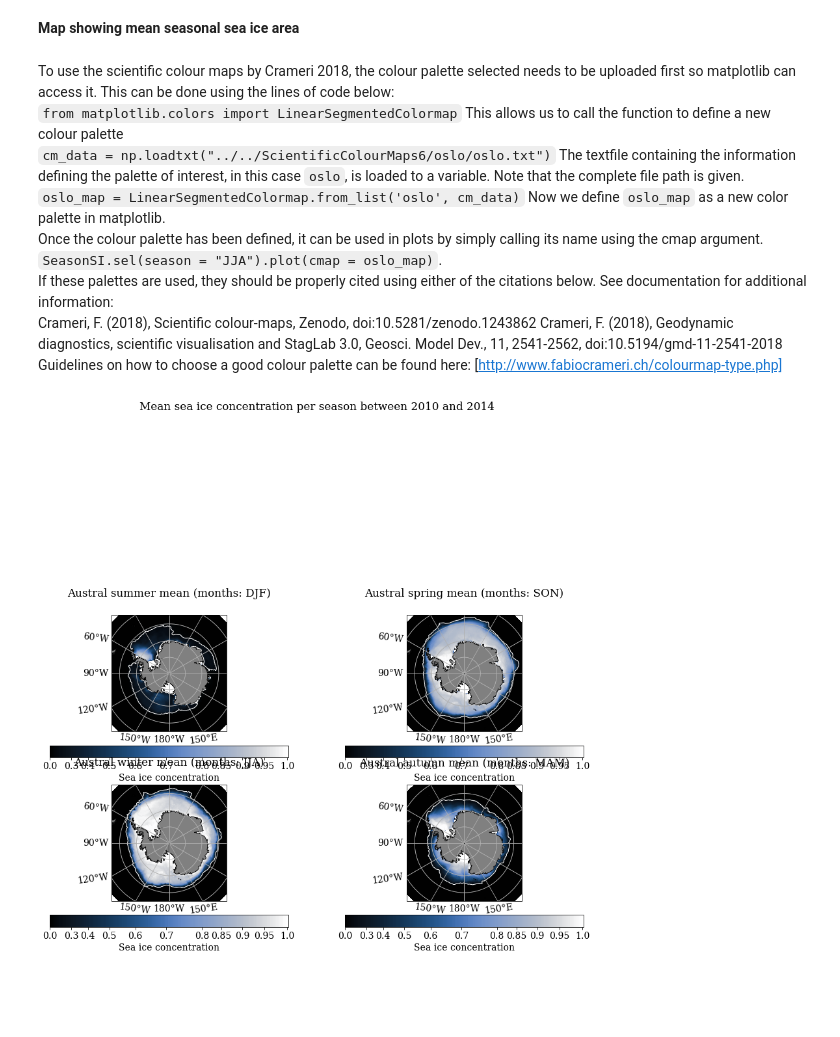
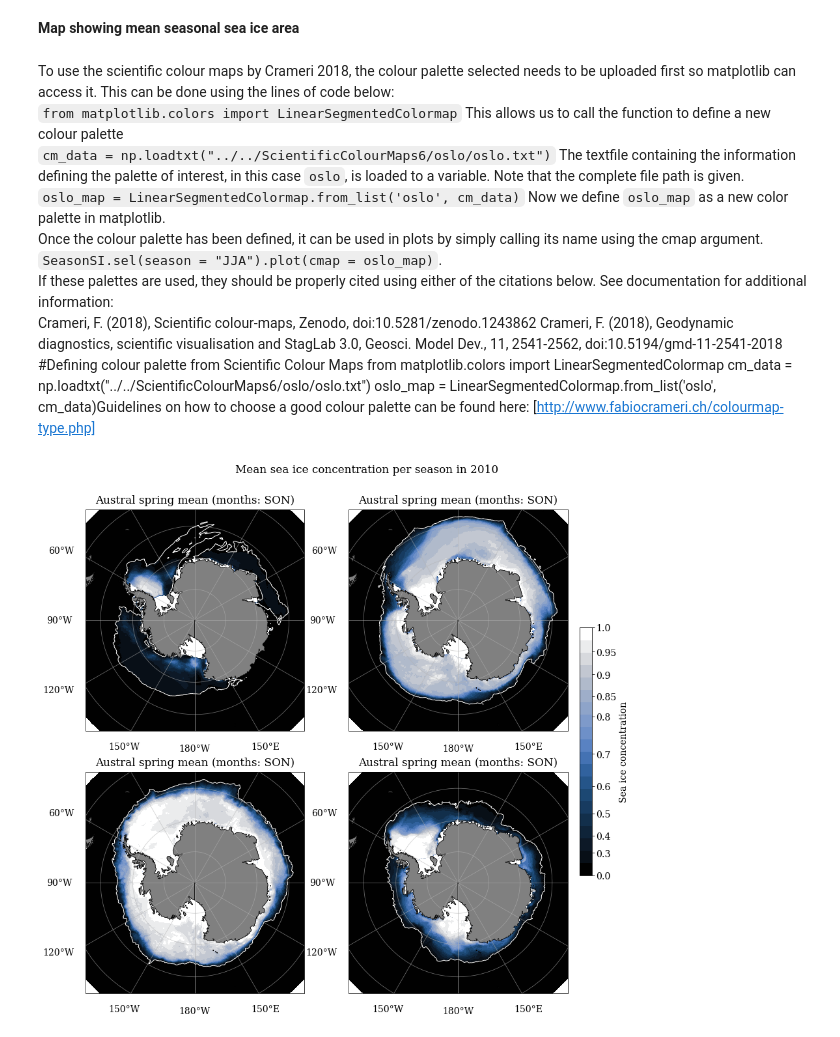
Before and after one commit to lidefi87/ACCESS_scripts_DFA, a Jupyter notebook: Scripts/SeaIcePlots.ipynb, the cells around one changed output. Drawn from its saved outputs; the diff is of its cells as text; code cells hidden in the pictures; blank space fills up the shorter version.

Commit message:
SeaIcePlots update
Sea ice concentration plots now working as intended. Produces plots as envisioned.

```diff
--- a/Scripts/SeaIcePlots.ipynb
+++ b/Scripts/SeaIcePlots.ipynb
@@ -80,7 +80,7 @@ Optional variables, activate if needed. Note that because times need correction,
 #Date from when data should be extracted - Can be given as full date (e.g., 2010-01-01), just year and month, or just year
 stime = '2010-02'
 #End date from data extraction
-etime = '2015-01'
+etime = '2011-01'
 # %% [markdown]
 Loading data using `cc.querying.getvar()`. Initially inspecting monthly variables as it is not possible to load more than 5 years of daily data. Daily data will be extracted for period of times when large changes in the variable being inspected are identified.
 # %%
@@ -327,7 +330,10 @@ If these palettes are used, they should be properly cited using either of the ci
 Crameri, F. (2018), Scientific colour-maps, Zenodo, doi:10.5281/zenodo.1243862
 Crameri, F. (2018), Geodynamic diagnostics, scientific visualisation and StagLab 3.0, Geosci. Model Dev., 11, 2541-2562,
 doi:10.5194/gmd-11-2541-2018
-Guidelines on how to choose a good colour palette can be found here: [http://www.fabiocrameri.ch/colourmap-type.php]
+#Defining colour palette from Scientific Colour Maps
+from matplotlib.colors import LinearSegmentedColormap
+cm_data = np.loadtxt("../../ScientificColourMaps6/oslo/oslo.txt")
+oslo_map = LinearSegmentedColormap.from_list('oslo', cm_data)Guidelines on how to choose a good colour palette can be found here: [http://www.fabiocrameri.ch/colourmap-type.php]
 # %%
 #Defining colour palette from Scientific Colour Maps
 from matplotlib.colors import LinearSegmentedColormap
@@ -350,8 +356,9 @@ plt.rcParams['font.size'] = 14
 
 #Sea ice extent defined as the 15% concentration contour
 contIce = 0.15
-#Define the contour lines to be shown in the graph. From 0 to 1 and increasing by 0.05.
-levels = np.arange(0, 1.01, .005)
+#Define the contour lines to be shown in the graph. From 0 to 1 and increasing by 0.005.
+levels = np.arange(0, 1.01, .05)
+# levels = np.arange(0, 1.01, .5) #activate when testing for faster figure rendering
 
 #Stretch the colourbar to emphasise the differences in high and low sea ice concentration areas
 cmap_gamma = 2. # exponent for power-law stretch of colormap
@@ -364,7 +371,7 @@ projection = ccrs.SouthPolarStereo()
 land_50m = cft.NaturalEarthFeature('physical', 'land', '50m', edgecolor = 'black', facecolor = 'gray', linewidth = 0.5)
 
 #Create composite figures
-fig, axes = plt.subplots(nrows = 2, ncols = 2, figsize = (14, 12),
+fig, axes = plt.subplots(nrows = 2, ncols = 2, figsize = (16, 14),
                          subplot_kw = dict(projection = projection))
 #Create counter using a list: i and j define the plot, while season refers to season
 for i, j, season in [(0, 0, 'DJF'), (1, 1, 'MAM'), (1, 0, 'JJA'), (0, 1, 'SON')]:
@@ -382,57 +389,76 @@ for i, j, season in [(0, 0, 'DJF'), (1, 1, 'MAM'), (1, 0, 'JJA'), (0, 1, 'SON')]
     SeasonSI.sel(season = season).plot.contour(x = 'xt_ocean', y = 'yt_ocean', ax = axes[i,j],
                                                levels = [0.15], colors = 'white', linewidths = 1,
                                                transform = ccrs.PlateCarree())
-    #Set title for each subplot and remove x and y axes labels
-    if season in seasonName:
-        axes[i,j].set_title(seasonName[season] + ' mean (months: ' + season + ')')
+    #Set title for each subplot using season dictionaries. Move the title along the y axis so it is not too far from the plot
+    for season in seasonName:
+        axes[i,j].set_title(seasonName[season] + ' mean (months: ' + season + ')', y = 1.01)
+    #Remove x and y axes labels
     axes[i,j].set_ylabel("")
     axes[i,j].set_xlabel("")
 
     #Change the colourbars for each figure
     #Set values outside the upper limit to be gray
     p1.cmap.set_over(color = '#e7e4d9', alpha = None)
-    #Set colourbar to be horizontal, 40% its original size and a distance equal to 7.5% of total figure area from the plot
-    cb = fig.colorbar(p1, ax = axes[i,j], orientation = 'horizontal', shrink = 0.7, pad = 0.09)
-    #Set title for colourbar
-    cb.ax.set_xlabel('Sea ice concentration')
-    #Setting colourbar ticks and labels
-    cb.set_ticks(cbar_ticks)
-    cb.set_ticklabels([str(f**(1./cmap_gamma)) for f in cbar_ticks])
+
+#     #Activate this section if colorbars are needed for each plot
+#     #Set colourbar to be horizontal, 70% its original size and a distance equal to 9% of total figure area from the plot
+#     cb = fig.colorbar(p1, ax = axes[i,j], orientation = 'horizontal', shrink = 0.8, pad = 0.09)
+#     #Set title for colourbar
+#     cb.ax.set_xlabel('Sea ice concentration')
+#     #Setting colourbar ticks and labels
+#     cb.set_ticks(cbar_ticks)
+#     cb.set_ticklabels([str(f**(1./cmap_gamma)) for f in cbar_ticks])
 
 #Changing other parameters
 for ax in axes.flat:
     #Coastlines to appear
     ax.coastlines(resolution = '50m')
     #Add feature loaded at the beginning of this section
     ax.add_feature(land_50m)
     #Set the extent of maps
     ax.set_extent([-280, 80, -80, -55], crs = ccrs.PlateCarree())
+    ax.xaxis.set_tick_params(pad = 10)
     #Adding gridlines gridlines - Removing any labels inside the map on the y axis
-    gl = ax.gridlines(draw_labels = True, y_inline = False)
-    #Change gridline color
-    ax.gridlines(color = "#b4b4b4", alpha = 0.4)
+    gl = ax.gridlines(draw_labels = True, y_inline = False, color = "#b4b4b4", alpha = 0.6)
     #Remove labels from everywhere except the left and right (longitude only)
     gl.xlabels_left = False
     gl.ylabels_right = False
     gl.xlabels_right = False
     gl.xlabels_top = False
     #Locate longitude ticks - Set to every 30 deg
     gl.xlocator = mticker.FixedLocator(np.arange(-180, 181, 30))
     #Give longitude labels the correct format for longitudes
     gl.xformatter = LONGITUDE_FORMATTER
-    #Set y label colour to white to remove latitude labels that show on graph
-    gl.ylabel_style = {'color': 'white'}
+    #Set rotation of longitude labels to zero
+    gl.xlabel_style = {'rotation': 0}
+    #Set latitude labels to be transparent
+    gl.ylabel_style = {'alpha': 0}
+    #Add space between axis ticks and labels for x and y axes
+    gl.xpadding = 20
+    gl.ypadding = 20
 
-#Removes white space
-plt.tight_layout()
-#Set title for composite figure
-fig.suptitle('Mean sea ice concentration per season between ' + str(MinY) + ' and '+ str(MaxY))
-fig.subplots_adjust(top = 0.6)
+#Set title for composite figure. Move the title along the y axis so it is not too far from
+if MinY != MaxY:
+    fig.suptitle('Mean sea ice concentration per season between ' + str(MinY) + ' and '+ str(MaxY), y = 0.94)
+else:
+    fig.suptitle('Mean sea ice concentration per season in ' + str(MinY), y = 0.94)
+
+#Decrease white space between each row of plots
+plt.subplots_adjust(hspace = 0.125)
+
+#Change one colourbar for all figures
+#Set vertical colourbar for all subplots, 50% of original size and a distance equal to 2% of total figure area from the plot
+cb = fig.colorbar(p1, ax = axes[:,:], orientation = 'vertical', shrink = 0.5, pad = 0.02)
+#Set title for colourbar
+cb.ax.set_ylabel('Sea ice concentration')
+#Setting colourbar ticks and labels
+cb.set_ticks(cbar_ticks)
+cb.set_ticklabels([str(f**(1./cmap_gamma)) for f in cbar_ticks])
 
 #Save figure to local folder
 plt.savefig("../Outputs/Figures/SeasonalMeanSeaIce.tiff", dpi = 300)
 
 #Automated path to save figures
 # os.path.join('../Outputs/Figures', ('SeasonalMeanSeaIce' + str(MinY) + '-' + str(MaxY) + '.tiff'))
 # %% [output]
-[figure, old version]
+[figure, new version]
```
Also changed, not shown: parts of 5 cells of this notebook, 1 other file.
